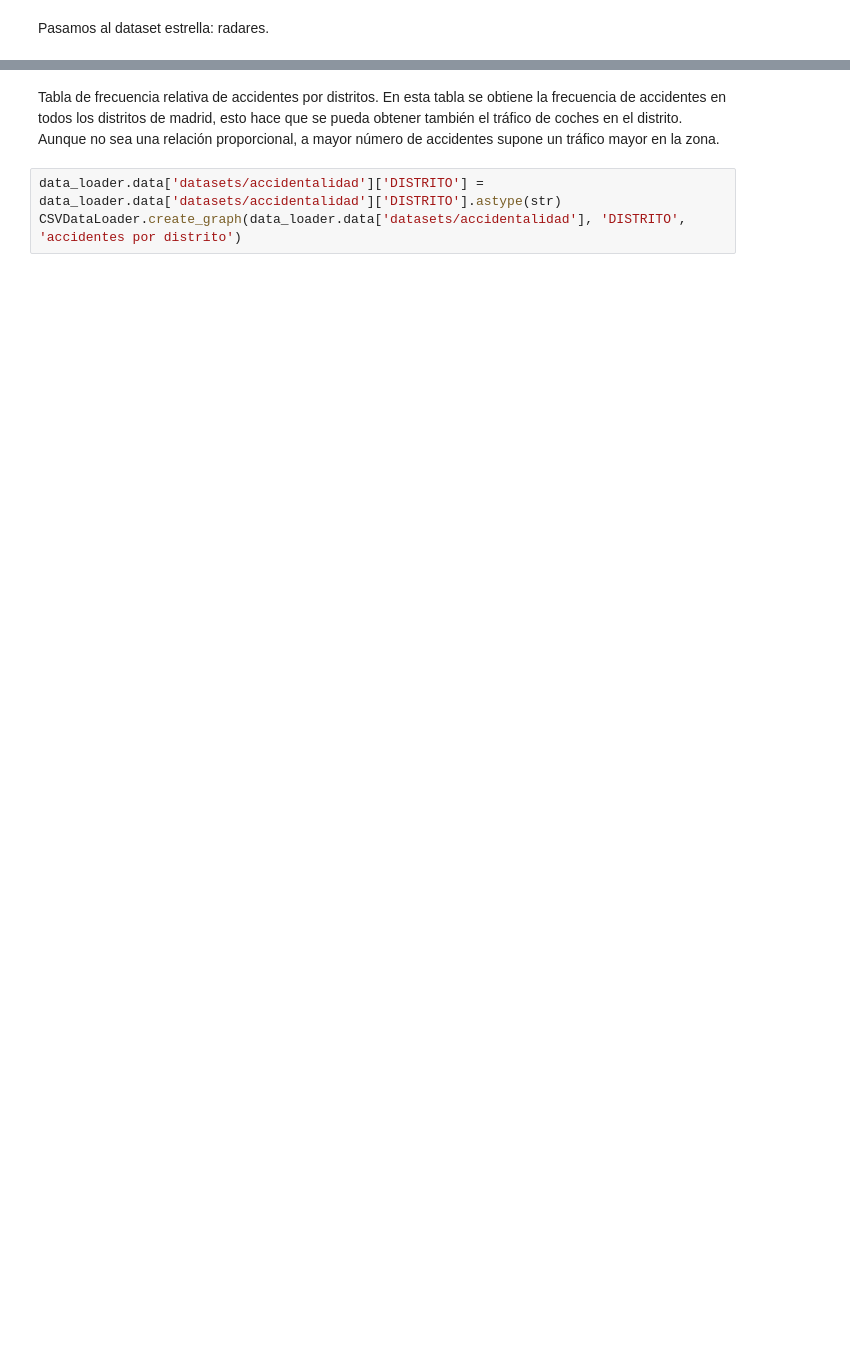
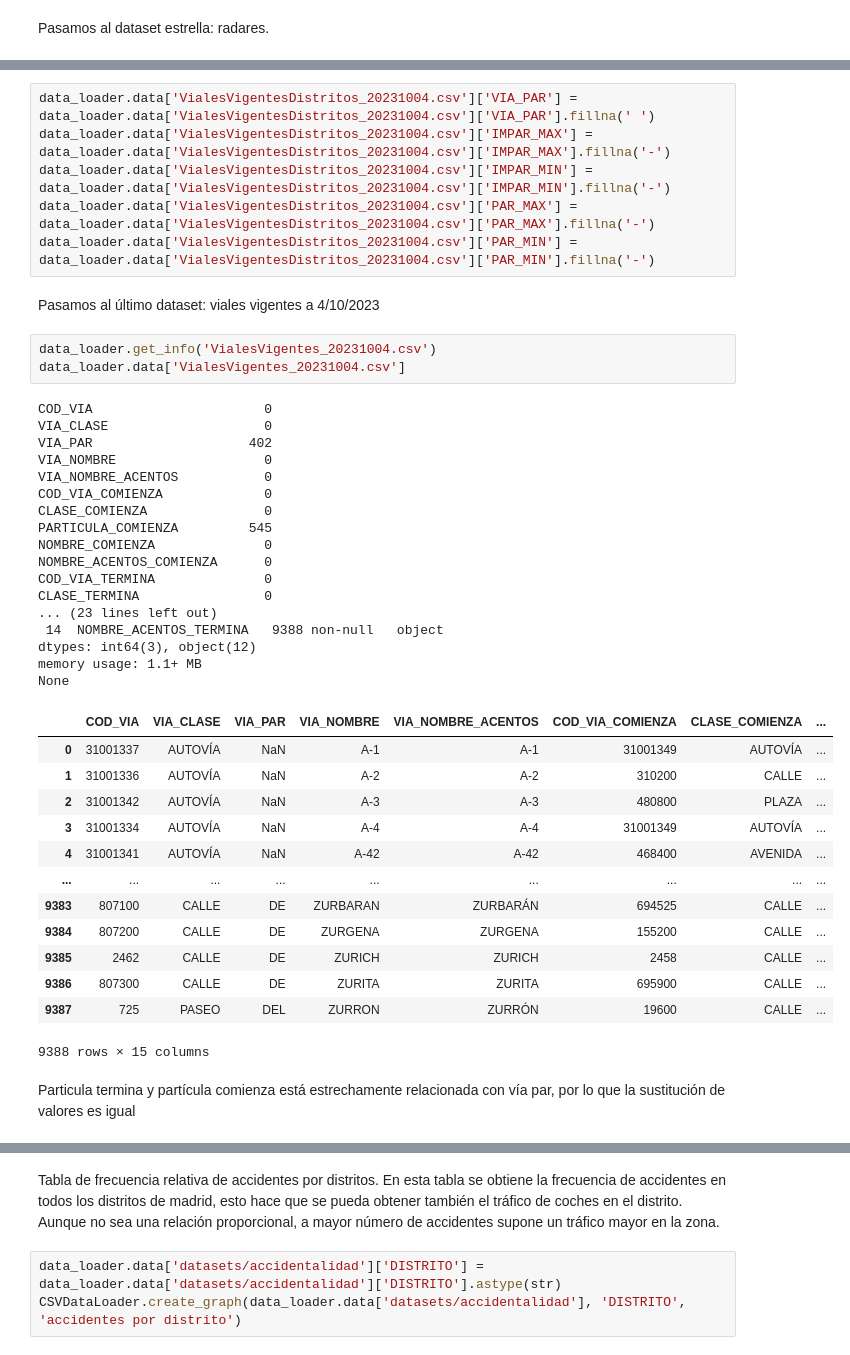
Before and after one commit to paula-gomezlucas/POD, a Jupyter notebook: CuadernoV1.ipynb, the cells around one changed output, grey strips where cells are left out. Saved outputs shown, nothing was run; the diff lists cells and outputs as text; blank space fills up the shorter version.

```diff
--- a/CuadernoV1.ipynb
+++ b/CuadernoV1.ipynb
@@ -418,0 +688,44 @@ data_loader.data['RADARES_FIJOS_vDTT.csv']
+# %%
+data_loader.data['VialesVigentesDistritos_20231004.csv']['VIA_PAR'] = data_loader.data['VialesVigentesDistritos_20231004.csv']['VIA_PAR'].fillna(' ')
+data_loader.data['VialesVigentesDistritos_20231004.csv']['IMPAR_MAX'] = data_loader.data['VialesVigentesDistritos_20231004.csv']['IMPAR_MAX'].fillna('-')
+data_loader.data['VialesVigentesDistritos_20231004.csv']['IMPAR_MIN'] = data_loader.data['VialesVigentesDistritos_20231004.csv']['IMPAR_MIN'].fillna('-')
+data_loader.data['VialesVigentesDistritos_20231004.csv']['PAR_MAX'] = data_loader.data['VialesVigentesDistritos_20231004.csv']['PAR_MAX'].fillna('-')
+data_loader.data['VialesVigentesDistritos_20231004.csv']['PAR_MIN'] = data_loader.data['VialesVigentesDistritos_20231004.csv']['PAR_MIN'].fillna('-')
+# %% [markdown]
+Pasamos al último dataset: viales vigentes a 4/10/2023
+# %%
+data_loader.get_info('VialesVigentes_20231004.csv')
+data_loader.data['VialesVigentes_20231004.csv']
+# %% [output]
+COD_VIA                      0
+VIA_CLASE                    0
+VIA_PAR                    402
+VIA_NOMBRE                   0
+VIA_NOMBRE_ACENTOS           0
+COD_VIA_COMIENZA             0
+CLASE_COMIENZA               0
+PARTICULA_COMIENZA         545
+NOMBRE_COMIENZA              0
+NOMBRE_ACENTOS_COMIENZA      0
+COD_VIA_TERMINA              0
+CLASE_TERMINA                0
+... (23 lines left out)
+ 14  NOMBRE_ACENTOS_TERMINA   9388 non-null   object
+dtypes: int64(3), object(12)
+memory usage: 1.1+ MB
+None
+|  | COD_VIA | VIA_CLASE | VIA_PAR | VIA_NOMBRE | VIA_NOMBRE_ACENTOS | COD_VIA_COMIENZA | CLASE_COMIENZA | ... |
+| 0 | 31001337 | AUTOVÍA | NaN | A-1 | A-1 | 31001349 | AUTOVÍA | ... |
+| 1 | 31001336 | AUTOVÍA | NaN | A-2 | A-2 | 310200 | CALLE | ... |
+| 2 | 31001342 | AUTOVÍA | NaN | A-3 | A-3 | 480800 | PLAZA | ... |
+| 3 | 31001334 | AUTOVÍA | NaN | A-4 | A-4 | 31001349 | AUTOVÍA | ... |
+| 4 | 31001341 | AUTOVÍA | NaN | A-42 | A-42 | 468400 | AVENIDA | ... |
+| ... | ... | ... | ... | ... | ... | ... | ... | ... |
+| 9383 | 807100 | CALLE | DE | ZURBARAN | ZURBARÁN | 694525 | CALLE | ... |
+| 9384 | 807200 | CALLE | DE | ZURGENA | ZURGENA | 155200 | CALLE | ... |
+| 9385 | 2462 | CALLE | DE | ZURICH | ZURICH | 2458 | CALLE | ... |
+| 9386 | 807300 | CALLE | DE | ZURITA | ZURITA | 695900 | CALLE | ... |
+| 9387 | 725 | PASEO | DEL | ZURRON | ZURRÓN | 19600 | CALLE | ... |
+9388 rows × 15 columns
+# %% [markdown]
+Particula termina y partícula comienza está estrechamente relacionada con vía par, por lo que la sustitución de valores es igual
```
Also changed, not shown: parts of 25 cells of this notebook.
